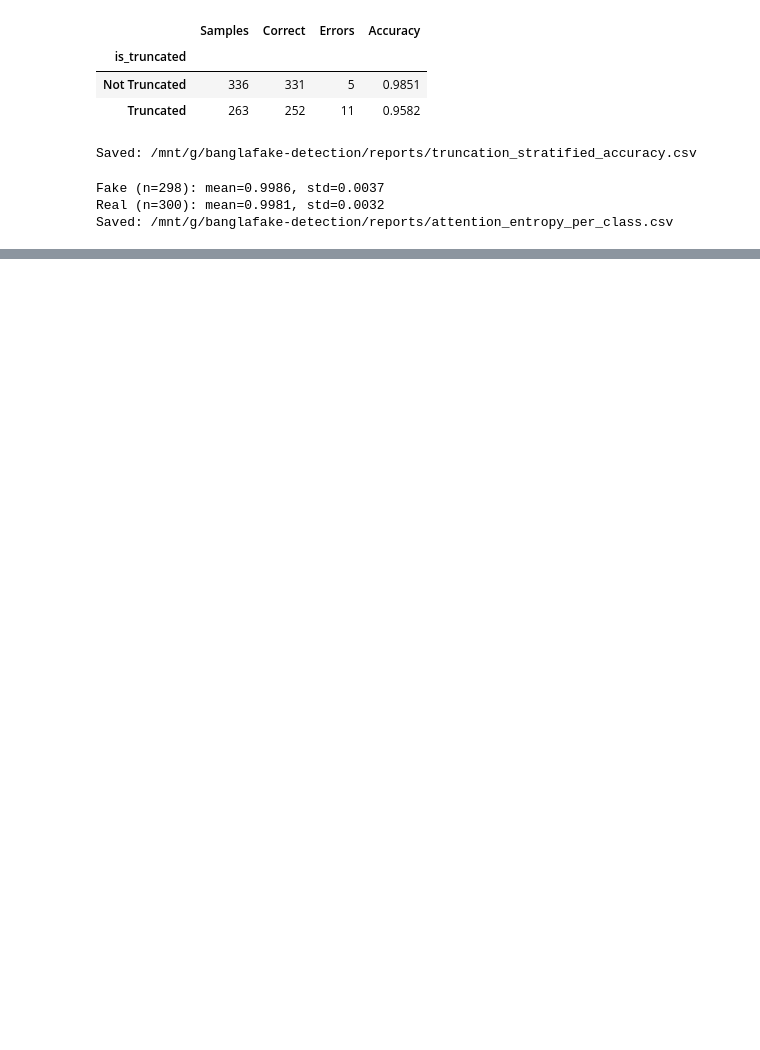
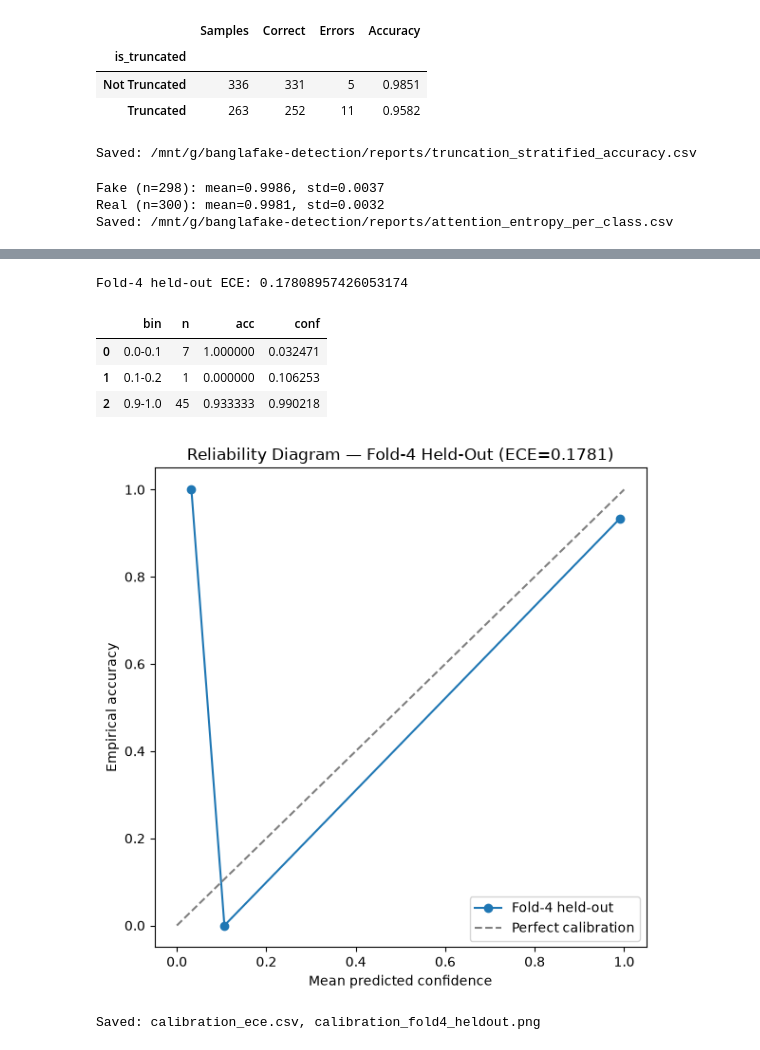
Before and after one commit to jaimulhaque/banglafake-detection, a Jupyter notebook: notebooks/05_ablation_interpretability.ipynb, the cells around one changed output, grey strips where cells are left out. Drawn from its saved outputs; the diff is of its cells as text; code cells hidden in the pictures; blank space fills up the shorter version.

```diff
--- a/notebooks/05_ablation_interpretability.ipynb
+++ b/notebooks/05_ablation_interpretability.ipynb
@@ -1452,15 +1439,14 @@ print("Saved:", os.path.join(REPORTS_DIR, "category_wise_accuracy.csv"))
 Saved: /mnt/g/banglafake-detection/reports/category_wise_accuracy.csv
 # %%
 # ============================================================
-# Cell 26: Bootstrap 95% CI on Fold-4 held-out accuracy
-# Reuses Cell 21's group_test_df and Fold-4 predictions.
+# Cell 26 (FIXED): Bootstrap CI on Fold-4 held-out accuracy
+# Uses correct model: BanglaBERTOnly trained ON the held-out split
 # ============================================================
 from sklearn.utils import resample
 
-# Re-generate Fold-4 held-out predictions using the Full checkpoint
-fold_model = BanglaBERTFullModel(MODEL_NAME).to(device)
-ckpt = torch.load(os.path.join(MODELS_DIR, "best_banglabert_cnn_attention.pt"), map_location=device)
-fold_model.load_state_dict(ckpt["model_state_dict"])
+fold_model = BanglaBERTOnly(MODEL_NAME).to(device)
+state = torch.load(os.path.join(MODELS_DIR, "source_heldout_banglabert_only.pt"), map_location=device)
+fold_model.load_state_dict(state)   # plain state_dict, no "model_state_dict" key
 fold_model.eval()
 
 group_test_loader = DataLoader(
@@ -1603,0 +1949,43 @@ Saved: /mnt/g/banglafake-detection/reports/attention_entropy_per_class.csv
+# %%
+# Cell 34: Calibration Check (ECE) — Fold-4 Held-Out vs In-Distribution Test
+def expected_calibration_error(y_true, probs, n_bins=10):
+    bins = np.linspace(0,1,n_bins+1)
+    ece, bin_rows = 0.0, []
+    for i in range(n_bins):
+        lo, hi = bins[i], bins[i+1]
+        mask = (probs > lo) & (probs <= hi) if i>0 else (probs >= lo) & (probs <= hi)
+        if mask.sum()==0: continue
+        acc_bin = (y_true[mask]==(probs[mask]>0.5).astype(int)).mean()
+        conf_bin = probs[mask].mean()
+        w = mask.sum()/len(probs)
+        ece += w*abs(acc_bin-conf_bin)
+        bin_rows.append({"bin":f"{lo:.1f}-{hi:.1f}","n":mask.sum(),"acc":acc_bin,"conf":conf_bin})
+    return ece, pd.DataFrame(bin_rows)
+
+# reuse probs/labels from Cell 33 (fold-4) — recompute labels_all as array
+y_true_fold4 = err_df["label"].values
+probs_fold4 = err_df["pred_prob_real"].values
+ece_fold4, bins_fold4 = expected_calibration_error(y_true_fold4, probs_fold4)
+print("Fold-4 held-out ECE:", ece_fold4)
+display(bins_fold4)
+
+plt.figure(figsize=(6,6))
+plt.plot(bins_fold4["conf"], bins_fold4["acc"], marker="o", label="Fold-4 held-out")
+plt.plot([0,1],[0,1],"--",color="gray",label="Perfect calibration")
+plt.xlabel("Mean predicted confidence"); plt.ylabel("Empirical accuracy")
+plt.title(f"Reliability Diagram — Fold-4 Held-Out (ECE={ece_fold4:.4f})")
+plt.legend(); plt.tight_layout()
+plt.savefig(os.path.join(FIGURES_DIR,"calibration_fold4_heldout.png"), dpi=300)
+plt.show(); plt.close()
+
+pd.DataFrame([{"split":"fold4_heldout","ECE":ece_fold4}]).to_csv(
+    os.path.join(REPORTS_DIR,"calibration_ece.csv"), index=False)
+print("Saved: calibration_ece.csv, calibration_fold4_heldout.png")
+# %% [output]
+Fold-4 held-out ECE: 0.17808957426053174
+|  | bin | n | acc | conf |
+| 0 | 0.0-0.1 | 7 | 1.000000 | 0.032471 |
+| 1 | 0.1-0.2 | 1 | 0.000000 | 0.106253 |
+| 2 | 0.9-1.0 | 45 | 0.933333 | 0.990218 |
+[figure, added]
+Saved: calibration_ece.csv, calibration_fold4_heldout.png
```
Also changed, not shown: parts of 14 cells of this notebook, 9 other files.
